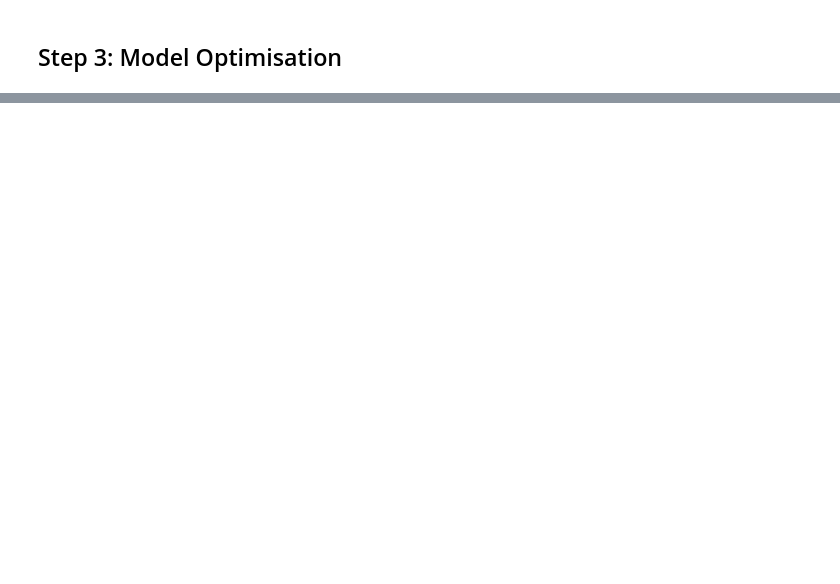
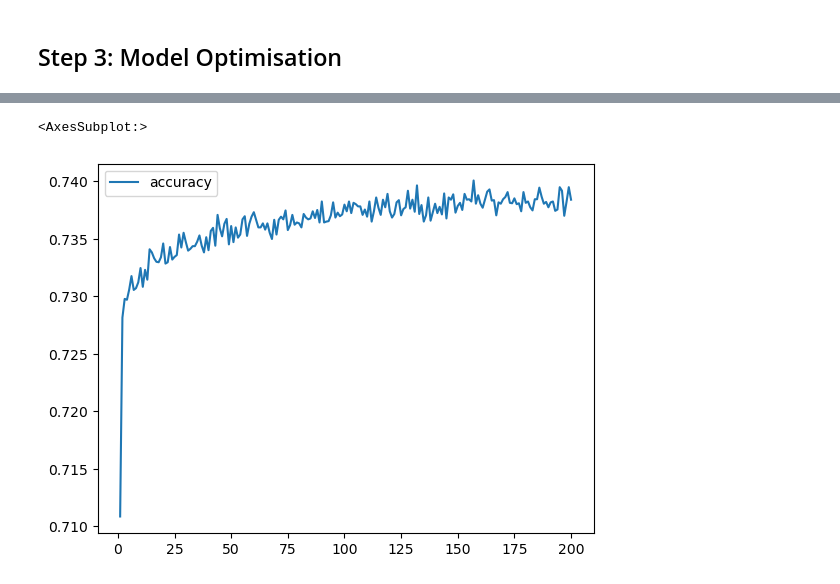
Before and after one commit to shanCH3n/deep-learning-challenge, a Jupyter notebook: DeepLrn_Step3.ipynb, the cells around one changed output, grey strips where cells are left out. Cells and saved outputs as stored; diff of their text form; code cells hidden in the pictures; blank space fills up the shorter version.

```diff
--- a/DeepLrn_Step3.ipynb
+++ b/DeepLrn_Step3.ipynb
@@ -28,0 +226,12 @@ print(f'The duplicate rows of NAs in the application data: {application_df.dupli
+# %%
+# Create a StandardScaler instances
+scaler = StandardScaler()
+
+# Fit the StandardScaler
+X_scaler = scaler.fit(X_train)
+
+# Scale the data
+X_train_scaled = X_scaler.transform(X_train)
+X_test_scaled = X_scaler.transform(X_test)
+
+print(X_train_scaled.shape, X_test_scaled.shape)
@@ -28,0 +307,13 @@ print(f'The duplicate rows of NAs in the application data: {application_df.dupli
+# %%
+# Compile the model
+nn.compile(loss="binary_crossentropy", optimizer= "adam", metrics=["accuracy"])
+# %%
+# Define a callback function that saves the model's weight every five epochs.
+model2_weights = tf.keras.callbacks.ModelCheckpoint(
+    filepath='./Model2/weights',
+    verbose= 1,
+    save_weights_only= True,
+    mode='auto',
+    save_freq='epoch',
+    period=5
+)
@@ -28,0 +322,4 @@ print(f'The duplicate rows of NAs in the application data: {application_df.dupli
+# %%
+# Train the model
+epochs = 200
+fit_model = nn.fit(X_train_scaled, y_train, epochs=epochs, batch_size=32, callbacks=[model2_weights])
@@ -28,0 +351,9 @@ print(f'The duplicate rows of NAs in the application data: {application_df.dupli
+# %%
+# Create a DataFrame containing training history
+history_df = pd.DataFrame(fit_model.history, index=range(1,len(fit_model.history["loss"])+1))
+
+# Plot the accuracy
+history_df.plot(y="accuracy")
+# %% [output]
+<AxesSubplot:>
+[figure, added]
```
Also changed, not shown: parts of 21 cells of this notebook, 4 other files.
